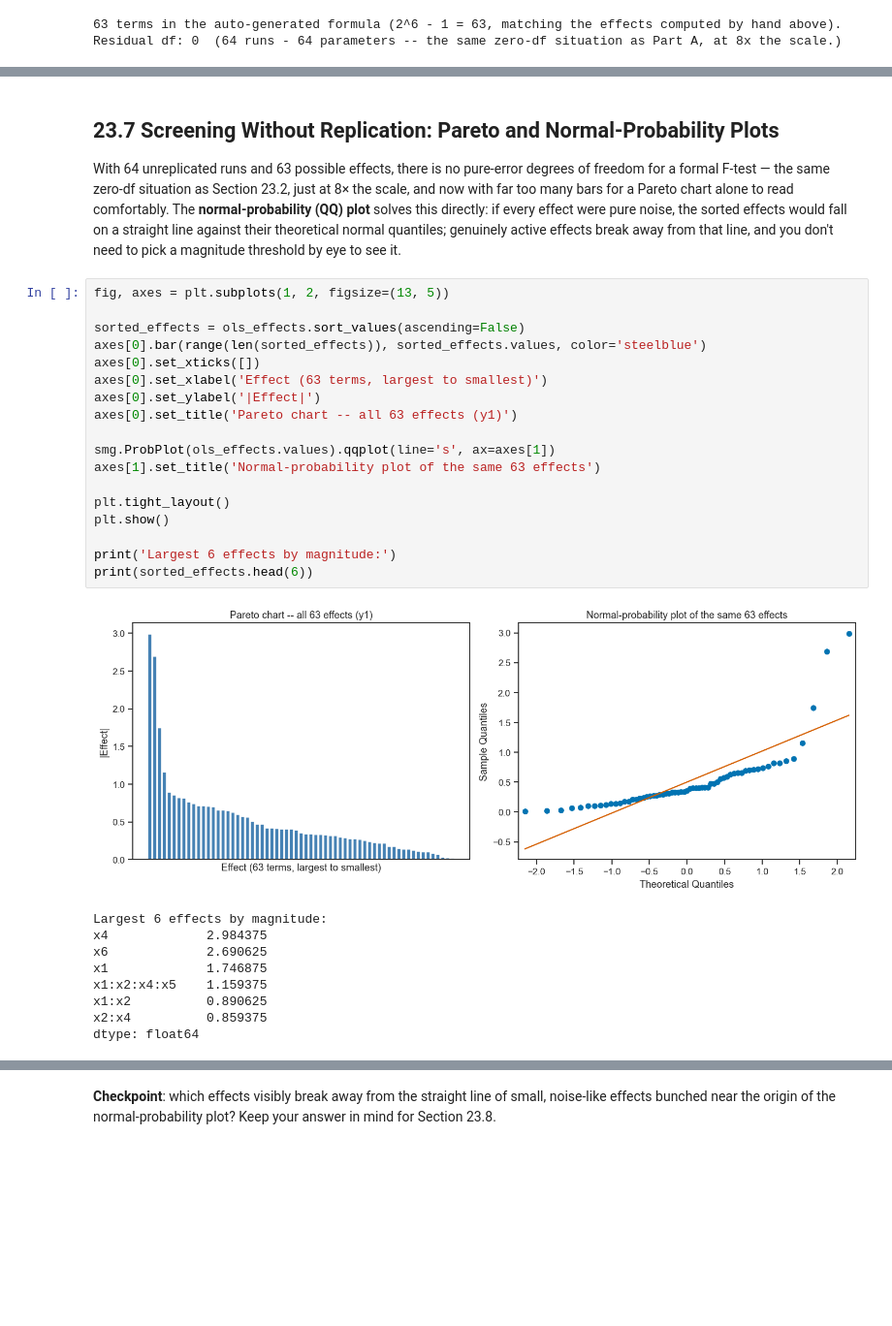
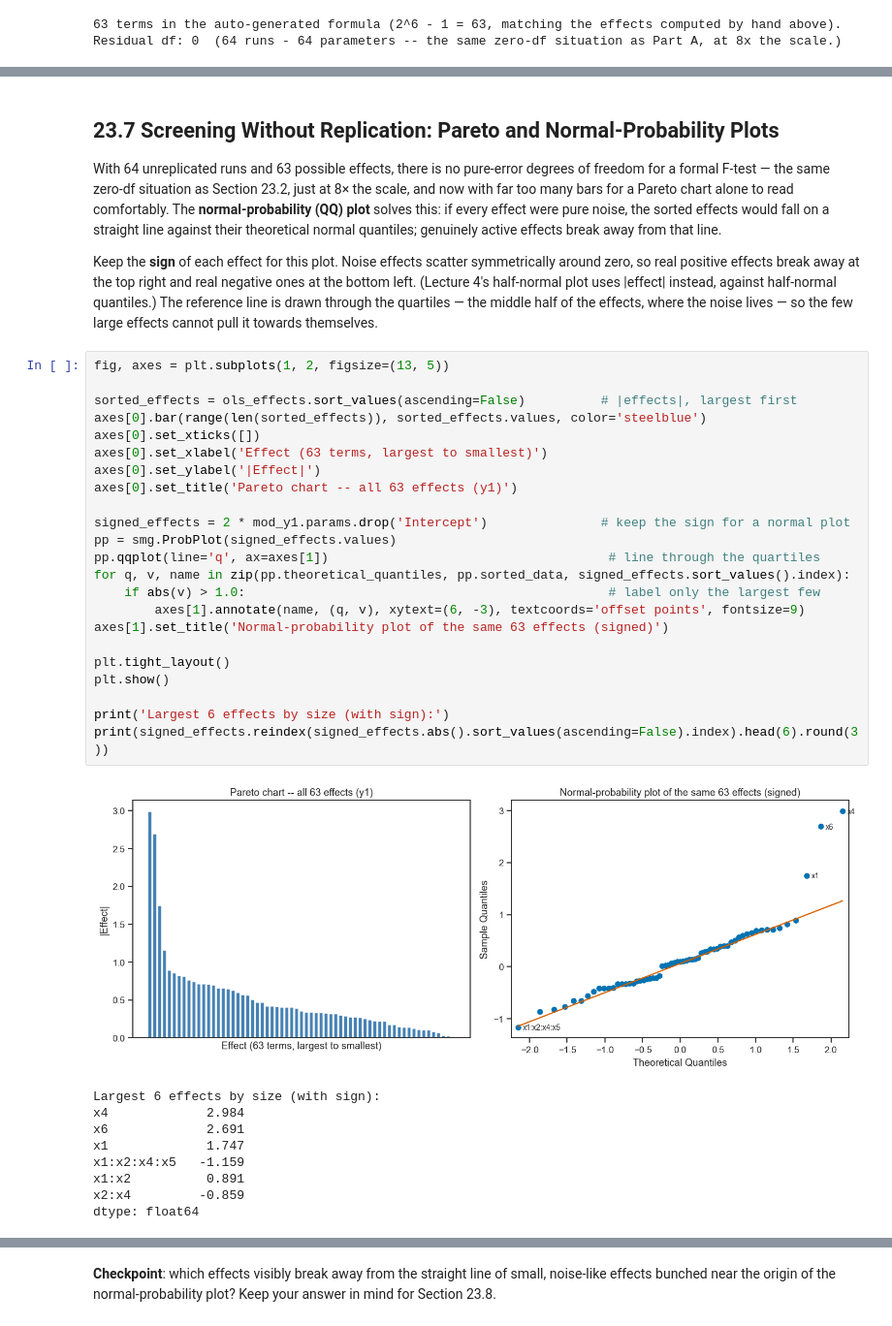
Before and after one commit to peterbmob/1kb570_2026, a Jupyter notebook: _sources/chapters/04_doe/08_live_tutorial_2_minitab_to_sixfactor.ipynb, the cells around one changed output, grey strips where cells are left out. Shown at 97% size. Drawn from its saved outputs; the diff is of its cells as text; blank space fills up the shorter version.

```diff
--- a/_sources/chapters/04_doe/08_live_tutorial_2_minitab_to_sixfactor.ipynb
+++ b/_sources/chapters/04_doe/08_live_tutorial_2_minitab_to_sixfactor.ipynb
@@ -401,35 +505,47 @@ With 64 unreplicated runs and 63 possible effects, there is no pure-error
 degrees of freedom for a formal F-test — the same zero-df situation as
 Section 23.2, just at 8× the scale, and now with far too many bars for a
 Pareto chart alone to read comfortably. The **normal-probability (QQ)
-plot** solves this directly: if every effect were pure noise, the sorted
-effects would fall on a straight line against their theoretical normal
-quantiles; genuinely active effects break away from that line, and you
-don't need to pick a magnitude threshold by eye to see it.
+plot** solves this: if every effect were pure noise, the sorted effects
+would fall on a straight line against their theoretical normal quantiles;
+genuinely active effects break away from that line.
+
+Keep the **sign** of each effect for this plot. Noise effects scatter
+symmetrically around zero, so real positive effects break away at the top
+right and real negative ones at the bottom left. (Lecture 4's half-normal
+plot uses |effect| instead, against half-normal quantiles.) The reference
+line is drawn through the quartiles — the middle half of the effects,
+where the noise lives — so the few large effects cannot pull it towards
+themselves.
 # %%
 fig, axes = plt.subplots(1, 2, figsize=(13, 5))
 
-sorted_effects = ols_effects.sort_values(ascending=False)
+sorted_effects = ols_effects.sort_values(ascending=False)          # |effects|, largest first
 axes[0].bar(range(len(sorted_effects)), sorted_effects.values, color='steelblue')
 axes[0].set_xticks([])
 axes[0].set_xlabel('Effect (63 terms, largest to smallest)')
 axes[0].set_ylabel('|Effect|')
 axes[0].set_title('Pareto chart -- all 63 effects (y1)')
 
-smg.ProbPlot(ols_effects.values).qqplot(line='s', ax=axes[1])
-axes[1].set_title('Normal-probability plot of the same 63 effects')
+signed_effects = 2 * mod_y1.params.drop('Intercept')               # keep the sign for a normal plot
+pp = smg.ProbPlot(signed_effects.values)
+pp.qqplot(line='q', ax=axes[1])                                     # line through the quartiles
+for q, v, name in zip(pp.theoretical_quantiles, pp.sorted_data, signed_effects.sort_values().index):
+    if abs(v) > 1.0:                                                # label only the largest few
+        axes[1].annotate(name, (q, v), xytext=(6, -3), textcoords='offset points', fontsize=9)
+axes[1].set_title('Normal-probability plot of the same 63 effects (signed)')
 
 plt.tight_layout()
 plt.show()
 
-print('Largest 6 effects by magnitude:')
-print(sorted_effects.head(6))
+print('Largest 6 effects by size (with sign):')
+print(signed_effects.reindex(signed_effects.abs().sort_values(ascending=False).index).head(6).round(3))
 # %% [output]
-[figure, old version]
+[figure, new version]
-Largest 6 effects by magnitude:
-x4             2.984375
-x6             2.690625
-x1             1.746875
-x1:x2:x4:x5    1.159375
-x1:x2          0.890625
-x2:x4          0.859375
+Largest 6 effects by size (with sign):
+x4             2.984
+x6             2.691
+x1             1.747
+x1:x2:x4:x5   -1.159
+x1:x2          0.891
+x2:x4         -0.859
 dtype: float64
```
Also changed, not shown: parts of 20 cells of this notebook, 4 other files.
